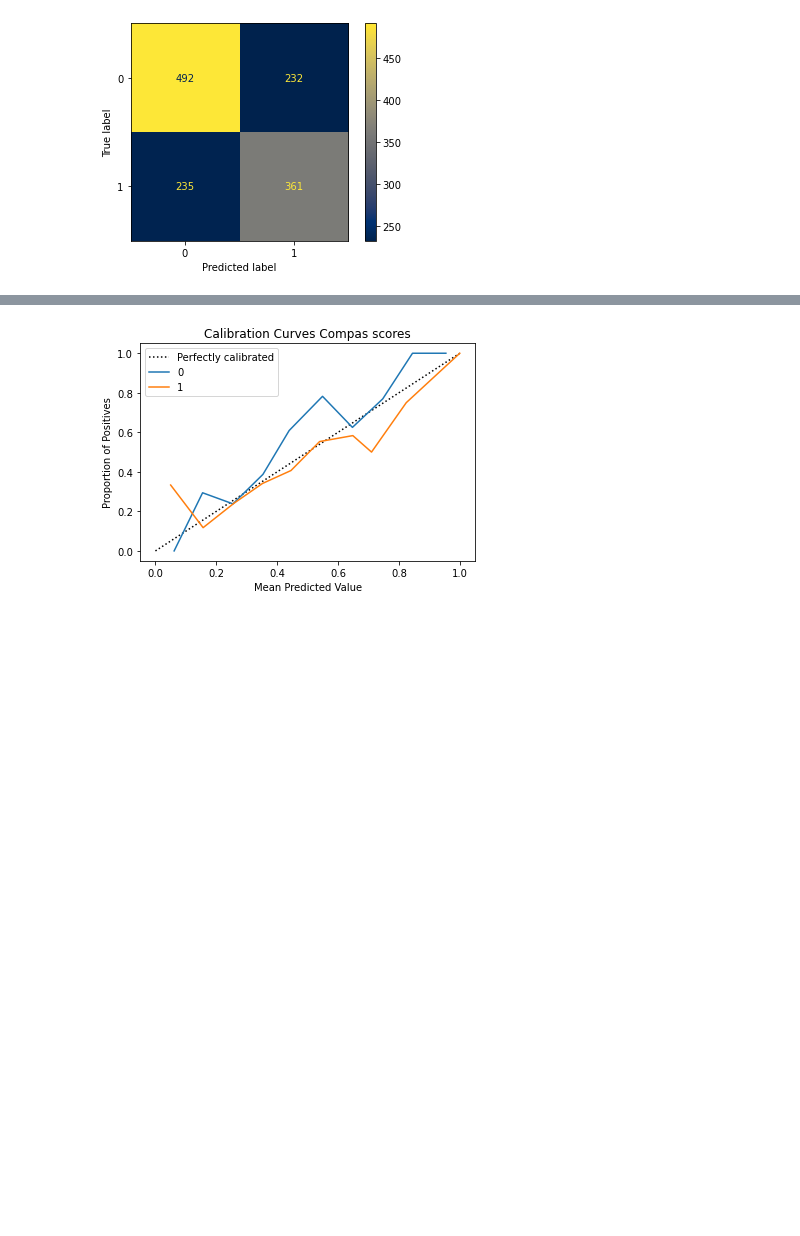
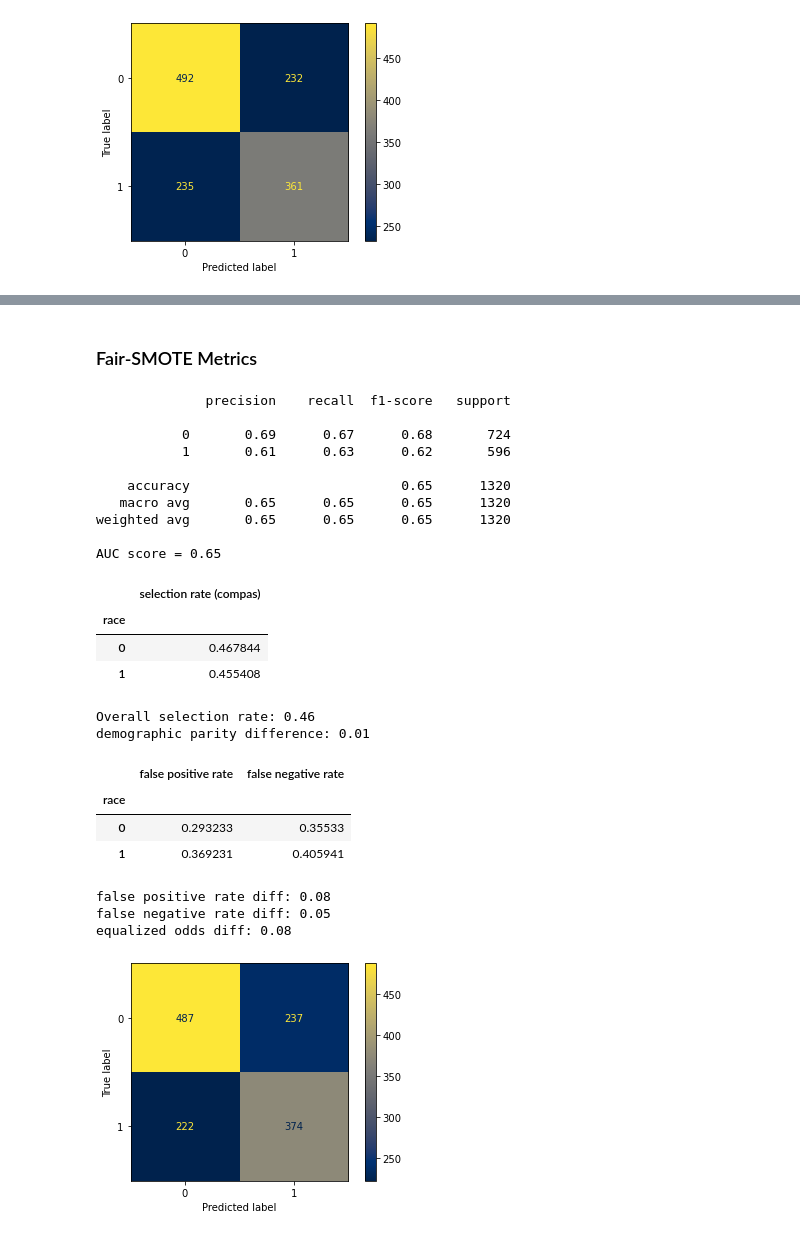
Before and after one commit to youkkka/Thesis-Experiments, a Jupyter notebook: Compas_experiment.ipynb, the cells around one changed output, grey strips where cells are left out. Drawn from its saved outputs; the diff is of its cells as text; code cells hidden in the pictures; blank space fills up the shorter version.

```diff
--- a/Compas_experiment.ipynb
+++ b/Compas_experiment.ipynb
@@ -191,6 +191,15 @@ Group rate: 0.3984
 rs = 0 # Random State
 
 trainset, testset = train_test_split(compas, test_size=0.25, random_state=rs)
+# %%
+def get_max():
+    m = 0
+    for s in (0, 1):
+        for c in (0, 1):
+            data_temp = trainset[(trainset['race'] == s) & (trainset['two_year_recid'] == c)]
+            if m < len(data_temp):
+                m = len(data_temp)
+    return m
 # %%
 base_rate_compas(testset)
 # %% [output]
@@ -222,12 +236,7 @@ empty = trainset[trainset['two_year_recid'] == 3]
 # %%
 data_naive_oversampling = empty
 
-m = 0
-for s in (0, 1):
-    for c in (0, 1):
-        data_temp = trainset[(trainset['race'] == s) & (trainset['two_year_recid'] == c)]
-        if m < len(data_temp):
-            m = len(data_temp)
+m = get_max()
 
 for s in (0, 1):
     for c in (0, 1):
@@ -238,4 +247,4 @@ for s in (0, 1):
             data_temp = data_temp.append(data_temp.sample())
         data_naive_oversampling = data_naive_oversampling.append(data_temp)
 
-data_naive_oversampling.reset_index(drop=True)
+data_naive_oversampling = data_naive_oversampling.reset_index(drop=True)
@@ -560,5 +544,32 @@ equalized odds diff: 0.08
 [figure]
 # %%
-print_calib(data_uniform_sampling)
+# print_calib(data_uniform_sampling)
-# %% [output]
-[figure, removed]
+# %% [markdown]
+### Fair-SMOTE Metrics
+# %%
+lr_metrics(data_fair_smote)
+# %% [output]
+              precision    recall  f1-score   support
+
+           0       0.69      0.67      0.68       724
+           1       0.61      0.63      0.62       596
+
+    accuracy                           0.65      1320
+   macro avg       0.65      0.65      0.65      1320
+weighted avg       0.65      0.65      0.65      1320
+
+AUC score = 0.65
+|  | selection rate (compas) |
+| race |  |
+| 0 | 0.467844 |
+| 1 | 0.455408 |
+Overall selection rate: 0.46
+demographic parity difference: 0.01
+|  | false positive rate | false negative rate |
+| race |  |  |
+| 0 | 0.293233 | 0.35533 |
+| 1 | 0.369231 | 0.405941 |
+false positive rate diff: 0.08
+false negative rate diff: 0.05
+equalized odds diff: 0.08
+[figure, added]
```
Also changed, not shown: parts of 20 cells of this notebook.
